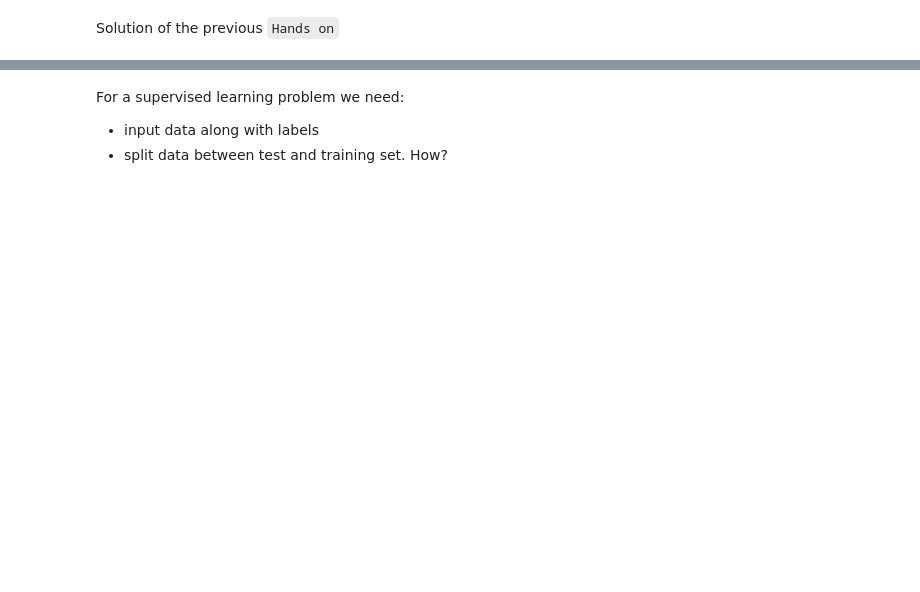
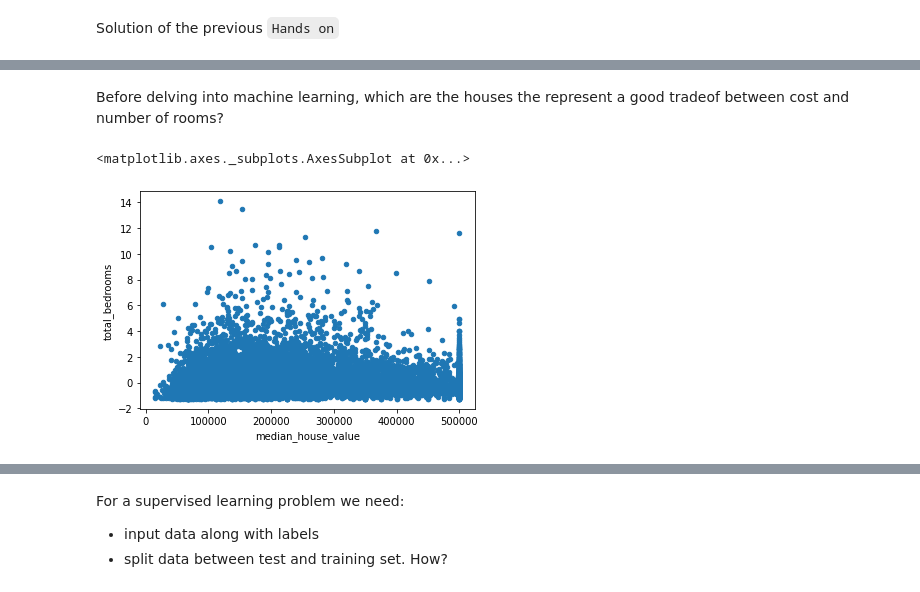
Before and after one commit to w4bo/teaching-handsondatapipelines, a Jupyter notebook: materials/02-MachineLearning.ipynb, the cells around one changed output, grey strips where cells are left out. Saved outputs shown, nothing was run; the diff lists cells and outputs as text; code cells hidden in the pictures; blank space fills up the shorter version.

```diff
--- a/materials/02-MachineLearning.ipynb
+++ b/materials/02-MachineLearning.ipynb
@@ -51,0 +69,8 @@ df = preprocess()
+# %% [markdown]
+Before delving into machine learning, which are the houses the represent a good tradeof between cost and number of rooms?
+# %%
+fig, ax = plt.subplots(nrows=1, ncols=1)
+df.plot.scatter(x='median_house_value', y='total_bedrooms', ax=ax)
+# %% [output]
+<matplotlib.axes._subplots.AxesSubplot at 0x...>
+[figure, added]
```
Also changed, not shown: parts of 32 cells of this notebook.
